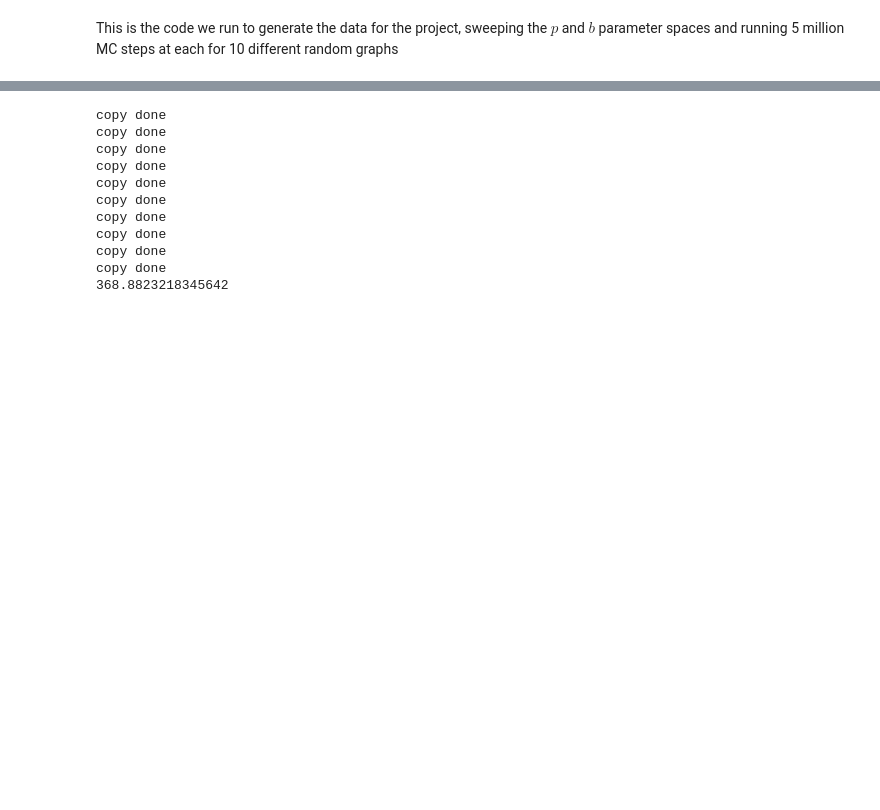
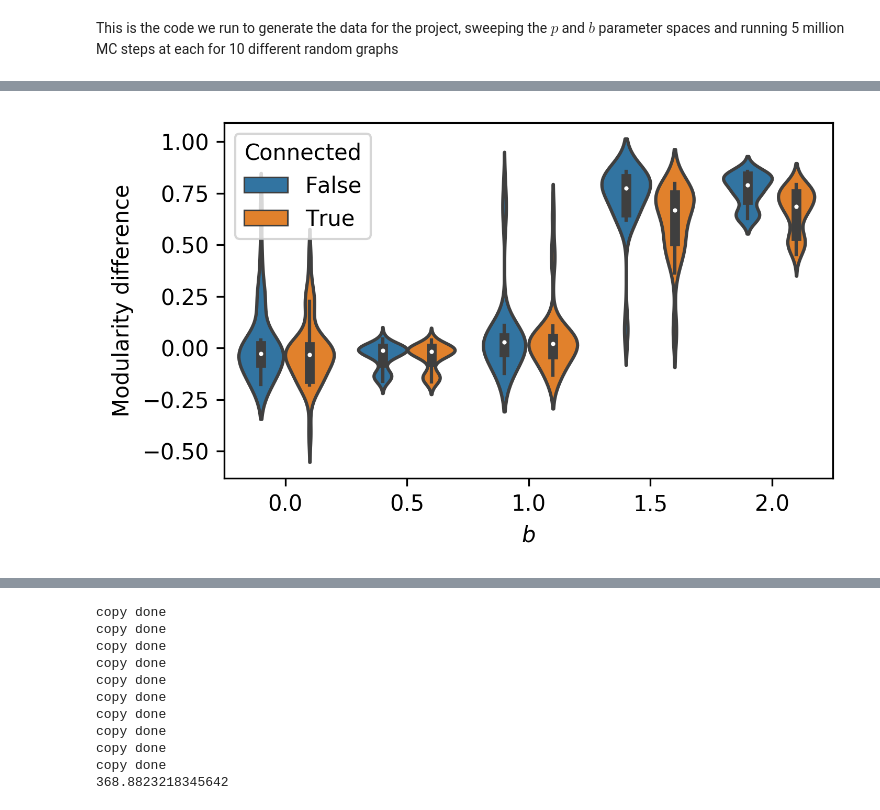
Before and after one commit to nhchristianson/graph_evolution, a Jupyter notebook: Project initial testing.ipynb, the cells around one changed output, grey strips where cells are left out. Cells and saved outputs as stored; diff of their text form; code cells hidden in the pictures; blank space fills up the shorter version.

```diff
--- a/Project initial testing.ipynb
+++ b/Project initial testing.ipynb
@@ -52,0 +161,18 @@ x.mc_step_incr_edge(1, 0.1)
+# %%
+from bct import core_periphery_dir
+core_peris = np.zeros((4, 5, 10, 2))
+core_peris_cc = np.zeros((4, 5, 10, 2))
+for i, p in enumerate(p_vals):
+    for j, b in tqdm_notebook(list(enumerate(b_vals))):
+        dev_Gs = np.load('p_{}_b_{}_dev_Gs.npy'.format(p, b))
+        for k in range(dev_Gs.shape[0]):
+            ER_G = nx.from_numpy_array(dev_Gs[k, 0])
+            real_G = nx.from_numpy_array(dev_Gs[k, 1])
+            Gc = max(nx.connected_component_subgraphs(real_G), key=len)
+            nodes = np.array(list(Gc.nodes()))
+            core_peris[i, j, k, 0] = core_periphery_dir(dev_Gs[k, 0])[1]
+            core_peris[i, j, k, 1] = core_periphery_dir(dev_Gs[k, 1])[1]
+            ER_small = dev_Gs[k, 0][:, nodes][nodes, :]
+            print(len(ER_small))
+            core_peris_cc[i, j, k, 0] = core_periphery_dir(ER_small)[1]
+            core_peris_cc[i, j, k, 1] = core_periphery_dir(nx.to_numpy_array(Gc))[1]
@@ -52,0 +252,27 @@ x.mc_step_incr_edge(1, 0.1)
+# %%
+import pandas as pd
+
+big_df = []
+for i in range(modularities.shape[0]):
+    for j in range(modularities.shape[1]):
+        df = pd.DataFrame(
+            {'Modularity difference': modularities[i, j, :, 1] - modularities[i, j, :, 0],
+                           '$b$': b_vals[j],
+                           'p': p_vals[i],
+                           'Connected': False})
+        big_df.append(df)
+        df = pd.DataFrame(
+            {'Modularity difference': modularities_cc[i, j, :, 1] - modularities_cc[i, j, :, 0],
+                           '$b$': b_vals[j],
+                           'p': p_vals[i],
+                           'Connected': True})
+        big_df.append(df)
+mod_df = pd.concat(big_df)
+# %%
+import seaborn as sns
+plt.figure(figsize=(5, 3), dpi=300)
+sns.violinplot(x='$b$', y='Modularity difference',
+               hue='Connected', data=mod_df)
+plt.savefig('figures/mod_violin.pdf', transparent=True, bbox_inches='tight')
+# %% [output]
+[figure, added]
```
Also changed, not shown: parts of 29 cells of this notebook, 12 other files.
